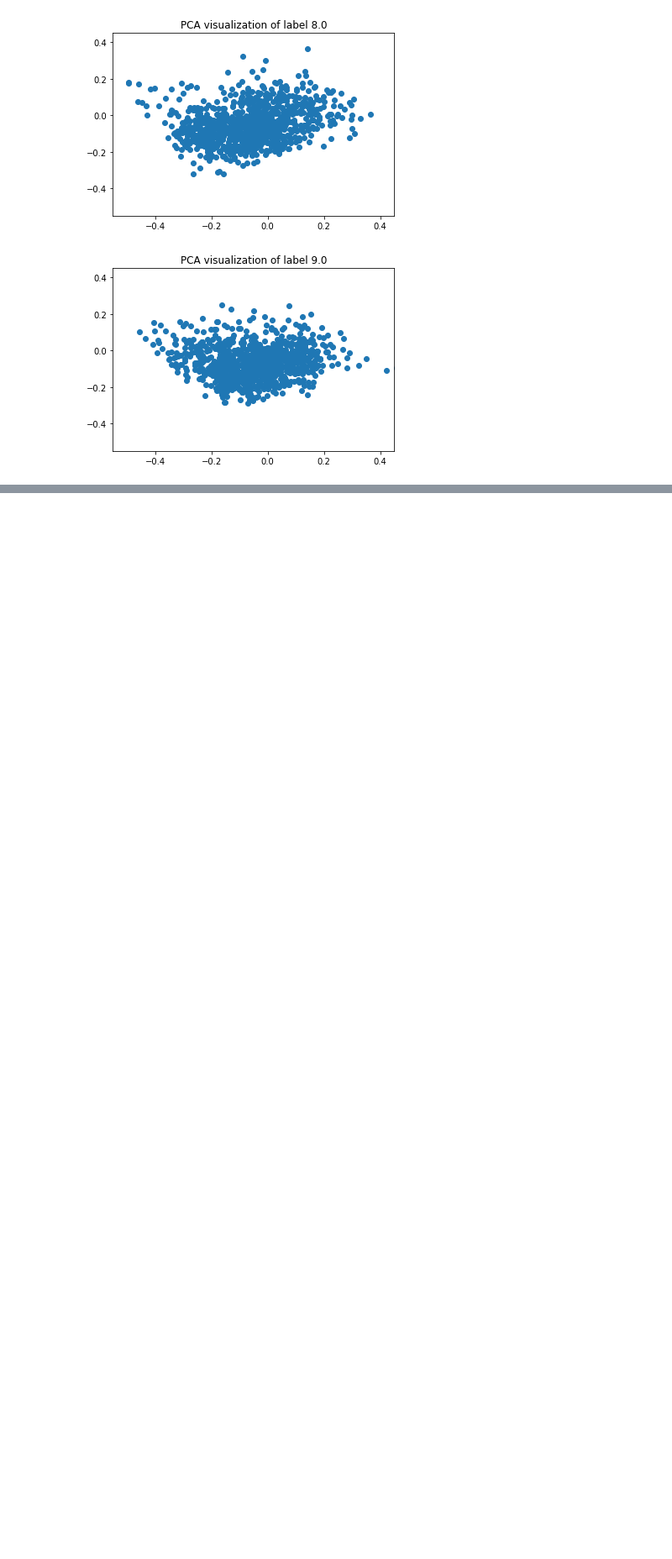
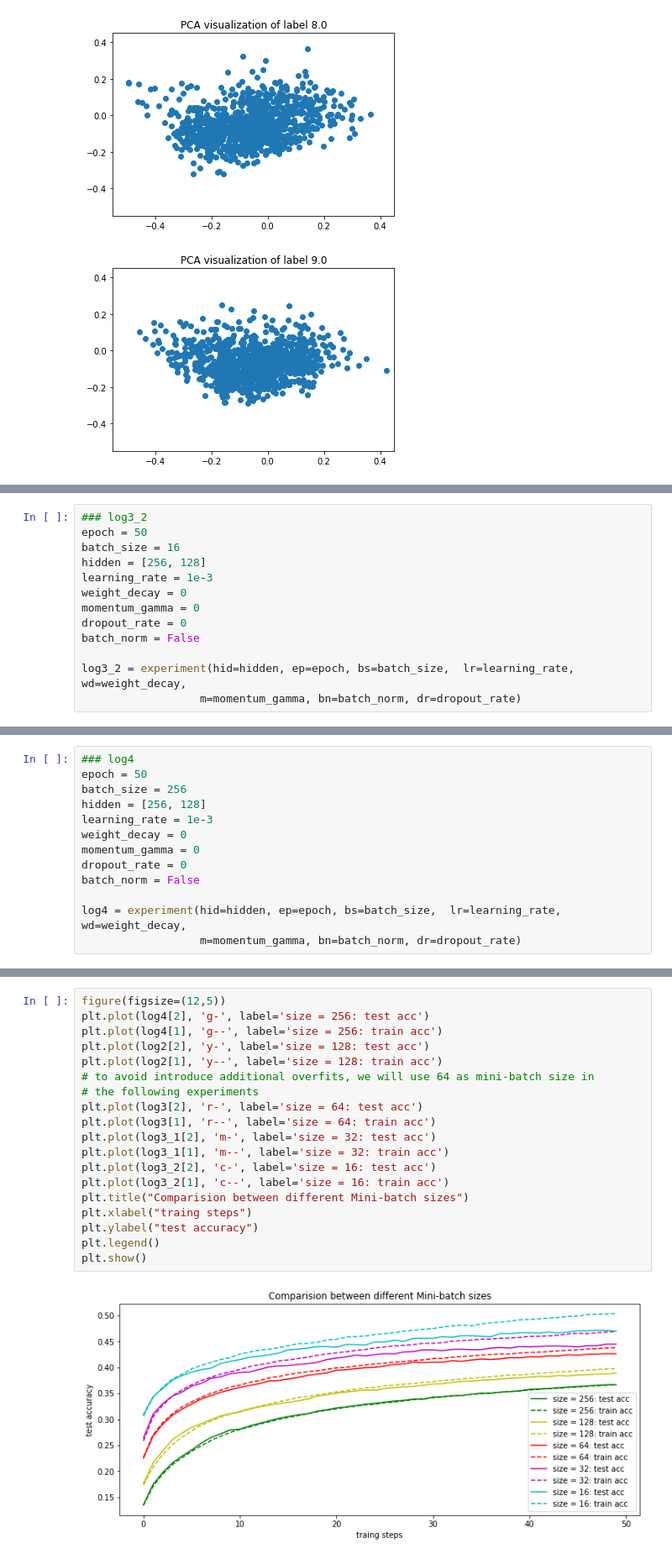
Before and after one commit to Wattsy2020/DeepLearningA1, a Jupyter notebook: Code.ipynb, the cells around one changed output, grey strips where cells are left out. Shown at 84% size. Drawn from its saved outputs; the diff is of its cells as text; blank space fills up the shorter version.

```diff
--- a/Code.ipynb
+++ b/Code.ipynb
@@ -1133,0 +819,13 @@ class MLP:
+# %%
+### log3_2
+epoch = 50
+batch_size = 16
+hidden = [256, 128]
+learning_rate = 1e-3
+weight_decay = 0
+momentum_gamma = 0
+dropout_rate = 0
+batch_norm = False
+
+log3_2 = experiment(hid=hidden, ep=epoch, bs=batch_size,  lr=learning_rate, wd=weight_decay,
+                  m=momentum_gamma, bn=batch_norm, dr=dropout_rate)
@@ -1133,0 +846,13 @@ class MLP:
+# %%
+### log4
+epoch = 50
+batch_size = 256
+hidden = [256, 128]
+learning_rate = 1e-3
+weight_decay = 0
+momentum_gamma = 0
+dropout_rate = 0
+batch_norm = False
+
+log4 = experiment(hid=hidden, ep=epoch, bs=batch_size,  lr=learning_rate, wd=weight_decay,
+                  m=momentum_gamma, bn=batch_norm, dr=dropout_rate)
@@ -1133,0 +1565,21 @@ class MLP:
+# %%
+figure(figsize=(12,5))
+plt.plot(log4[2], 'g-', label='size = 256: test acc')
+plt.plot(log4[1], 'g--', label='size = 256: train acc')
+plt.plot(log2[2], 'y-', label='size = 128: test acc')
+plt.plot(log2[1], 'y--', label='size = 128: train acc')
+# to avoid introduce additional overfits, we will use 64 as mini-batch size in
+# the following experiments
+plt.plot(log3[2], 'r-', label='size = 64: test acc')
+plt.plot(log3[1], 'r--', label='size = 64: train acc')
+plt.plot(log3_1[2], 'm-', label='size = 32: test acc')
+plt.plot(log3_1[1], 'm--', label='size = 32: train acc')
+plt.plot(log3_2[2], 'c-', label='size = 16: test acc')
+plt.plot(log3_2[1], 'c--', label='size = 16: train acc')
+plt.title("Comparision between different Mini-batch sizes")
+plt.xlabel("traing steps")
+plt.ylabel("test accuracy")
+plt.legend()
+plt.show()
+# %% [output]
+[figure, added]
```
Also changed, not shown: parts of 119 cells of this notebook.
